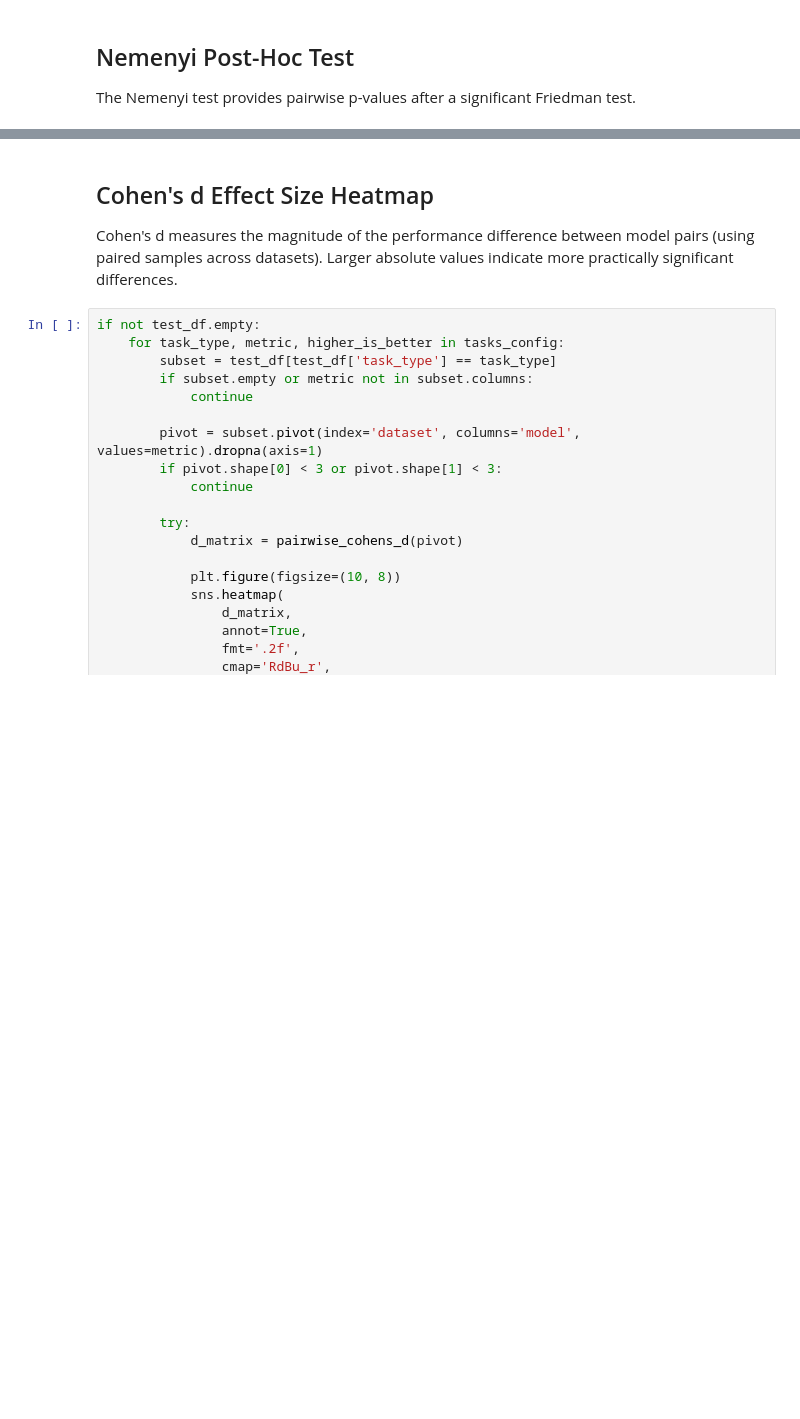
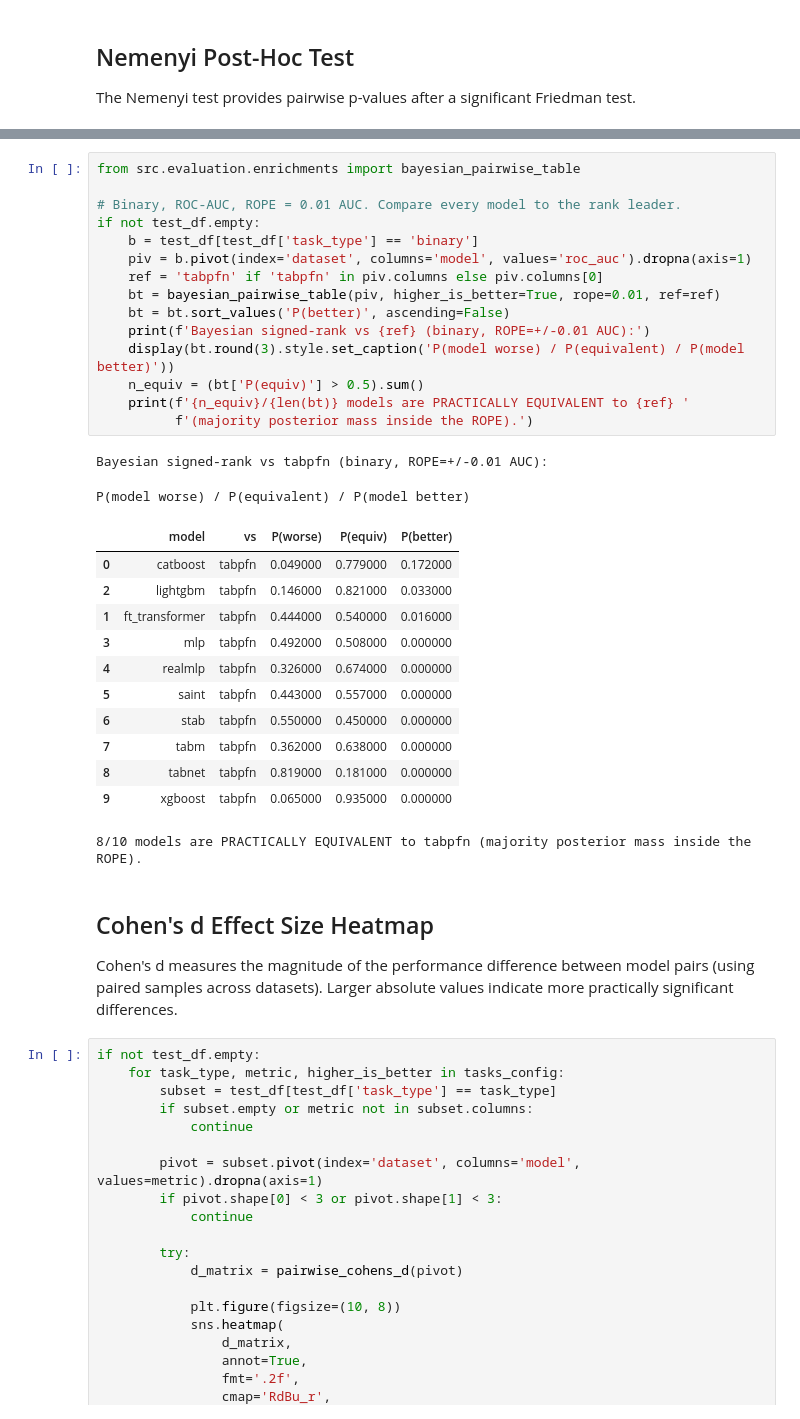
Before and after one commit to Gvascons/master-thesis, a Jupyter notebook: notebooks/03_statistical_tests.ipynb, the cells around one changed output, grey strips where cells are left out. Saved outputs shown, nothing was run; the diff lists cells and outputs as text; blank space fills up the shorter version.

```diff
--- a/notebooks/03_statistical_tests.ipynb
+++ b/notebooks/03_statistical_tests.ipynb
@@ -203,3 +285,33 @@ else:
+# %%
+from src.evaluation.enrichments import bayesian_pairwise_table
+
+# Binary, ROC-AUC, ROPE = 0.01 AUC. Compare every model to the rank leader.
+if not test_df.empty:
+    b = test_df[test_df['task_type'] == 'binary']
+    piv = b.pivot(index='dataset', columns='model', values='roc_auc').dropna(axis=1)
+    ref = 'tabpfn' if 'tabpfn' in piv.columns else piv.columns[0]
+    bt = bayesian_pairwise_table(piv, higher_is_better=True, rope=0.01, ref=ref)
+    bt = bt.sort_values('P(better)', ascending=False)
+    print(f'Bayesian signed-rank vs {ref} (binary, ROPE=+/-0.01 AUC):')
+    display(bt.round(3).style.set_caption('P(model worse) / P(equivalent) / P(model better)'))
+    n_equiv = (bt['P(equiv)'] > 0.5).sum()
+    print(f'{n_equiv}/{len(bt)} models are PRACTICALLY EQUIVALENT to {ref} '
+          f'(majority posterior mass inside the ROPE).')
+# %% [output]
+Bayesian signed-rank vs tabpfn (binary, ROPE=+/-0.01 AUC):
+P(model worse) / P(equivalent) / P(model better)
+|  | model | vs | P(worse) | P(equiv) | P(better) |
+| 0 | catboost | tabpfn | 0.049000 | 0.779000 | 0.172000 |
+| 2 | lightgbm | tabpfn | 0.146000 | 0.821000 | 0.033000 |
+| 1 | ft_transformer | tabpfn | 0.444000 | 0.540000 | 0.016000 |
+| 3 | mlp | tabpfn | 0.492000 | 0.508000 | 0.000000 |
+| 4 | realmlp | tabpfn | 0.326000 | 0.674000 | 0.000000 |
+| 5 | saint | tabpfn | 0.443000 | 0.557000 | 0.000000 |
+| 6 | stab | tabpfn | 0.550000 | 0.450000 | 0.000000 |
+| 7 | tabm | tabpfn | 0.362000 | 0.638000 | 0.000000 |
+| 8 | tabnet | tabpfn | 0.819000 | 0.181000 | 0.000000 |
+| 9 | xgboost | tabpfn | 0.065000 | 0.935000 | 0.000000 |
+8/10 models are PRACTICALLY EQUIVALENT to tabpfn (majority posterior mass inside the ROPE).
 # %% [markdown]
 ## Cohen's d Effect Size Heatmap
 
```
Also changed, not shown: parts of 9 cells of this notebook, 11 other files.
